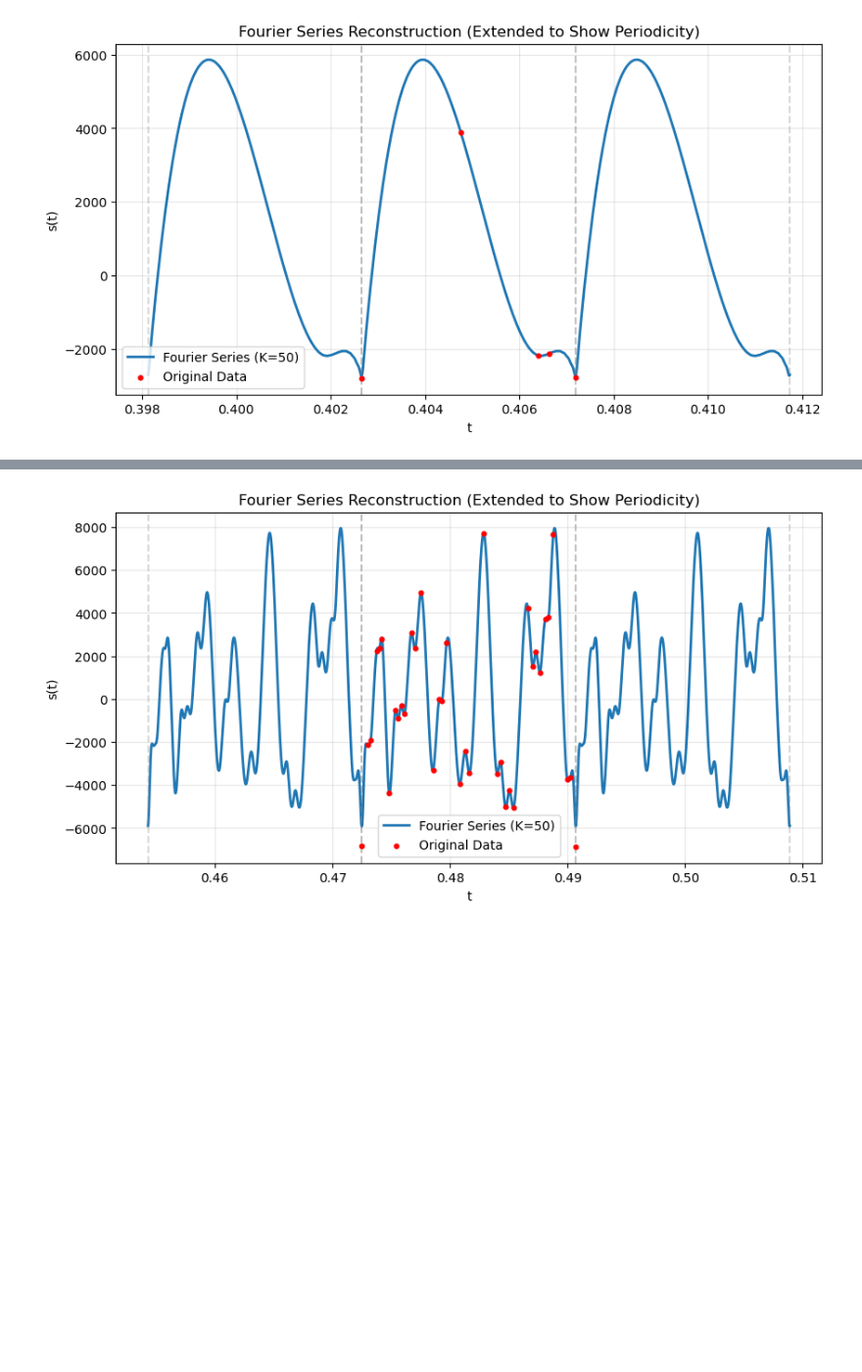
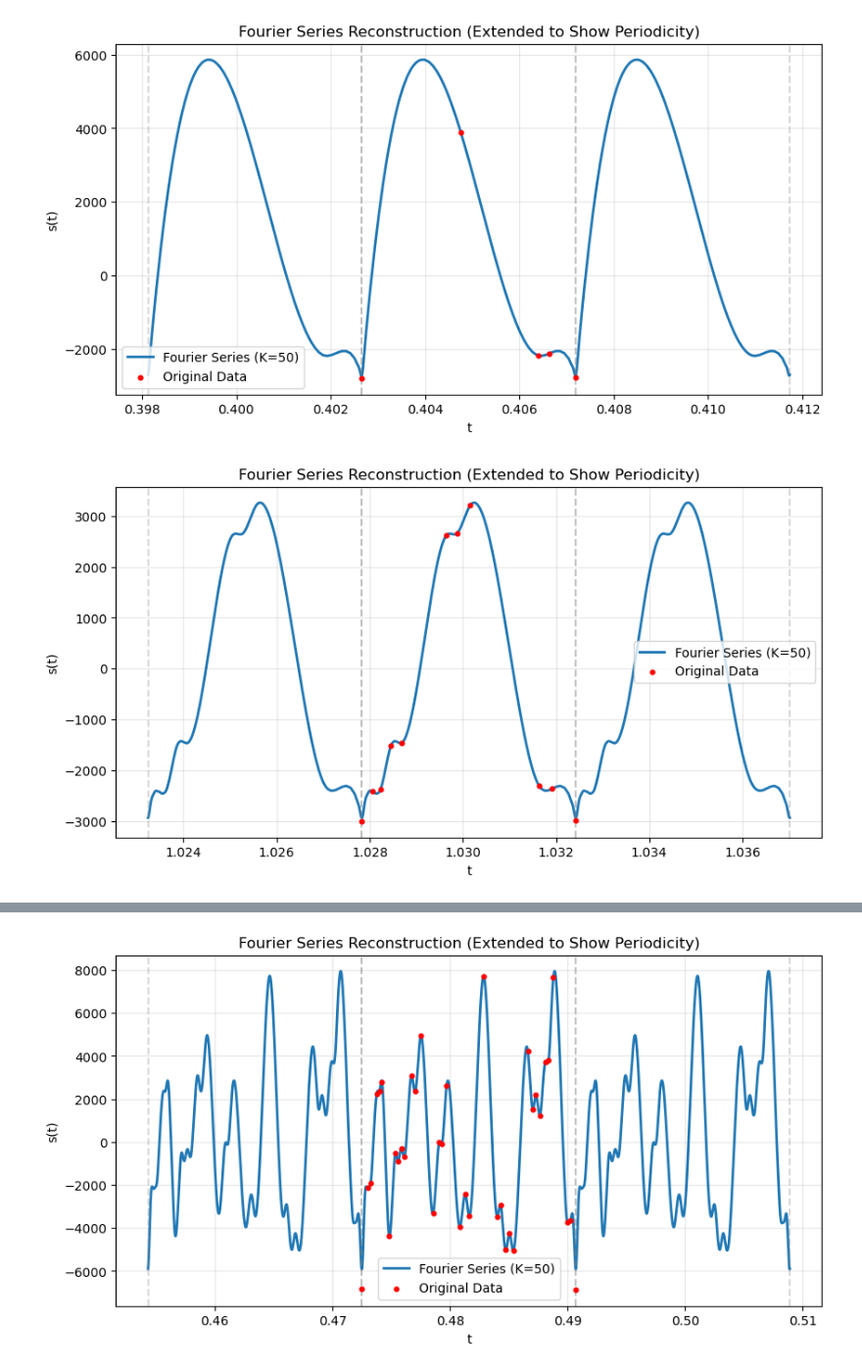
Before and after one commit to RobbenWijanathan/string-signal-analysis, a Jupyter notebook: fourier_analysis.ipynb, the cells around one changed output, grey strips where cells are left out. Shown at 98% size. Cells and saved outputs as stored; diff of their text form; code cells hidden in the pictures; blank space fills up the shorter version.

```diff
--- a/fourier_analysis.ipynb
+++ b/fourier_analysis.ipynb
@@ -13,23 +13,17 @@ def getFourierCoeffs(coefs, T, K=50):
     coefs = np.asarray(coefs, dtype=float)
     T = np.asarray(T, dtype=float)
     n = coefs.shape[0]
-    if coefs.shape != (n, 4):
-        raise ValueError("coefs must be shape (n,4)")
-    if T.shape[0] != n + 1:
-        raise ValueError("T must have length n+1")
 
     alpha = coefs[:, 0]
     beta  = coefs[:, 1]
     gamma = coefs[:, 2]
     delta = coefs[:, 3]
 
-    # tau_i = interval length
-    tau = T[1:] - T[:-1]   # shape (n,)
+    tau = T[1:] - T[:-1]
     L = T[-1] - T[0]
     if L == 0:
         raise ValueError("Total length L = T[-1] - T[0] must be nonzero.")
 
-    # a0 from the image formula
     a0 = (1.0 / L) * np.sum(
         alpha * (tau**4) / 4.0
         + beta  * (tau**3) / 3.0
@@ -40,9 +34,8 @@ def getFourierCoeffs(coefs, T, K=50):
     ak = np.zeros(K, dtype=float)
     bk = np.zeros(K, dtype=float)
 
-    # Precompute endpoints arrays for convenience
-    T_i = T[:-1]     # left endpoints (shape n)
-    T_ip1 = T[1:]    # right endpoints
+    T_i = T[:-1]
+    T_ip1 = T[1:]
 
     for k in range(1, K+1):
         omega = 2.0 * np.pi * k / L
@@ -175,3 +168,8 @@ data = pd.read_csv("./plot_data/Guitar A4.csv", header=None)
 visualizeFourier(data)
 # %% [output]
 [figure]
+# %%
+data = pd.read_csv("./plot_data/Violin A4.csv", header=None)
+visualizeFourier(data)
+# %% [output]
+[figure, added]
```
Also changed, not shown: parts of 2 cells of this notebook.
